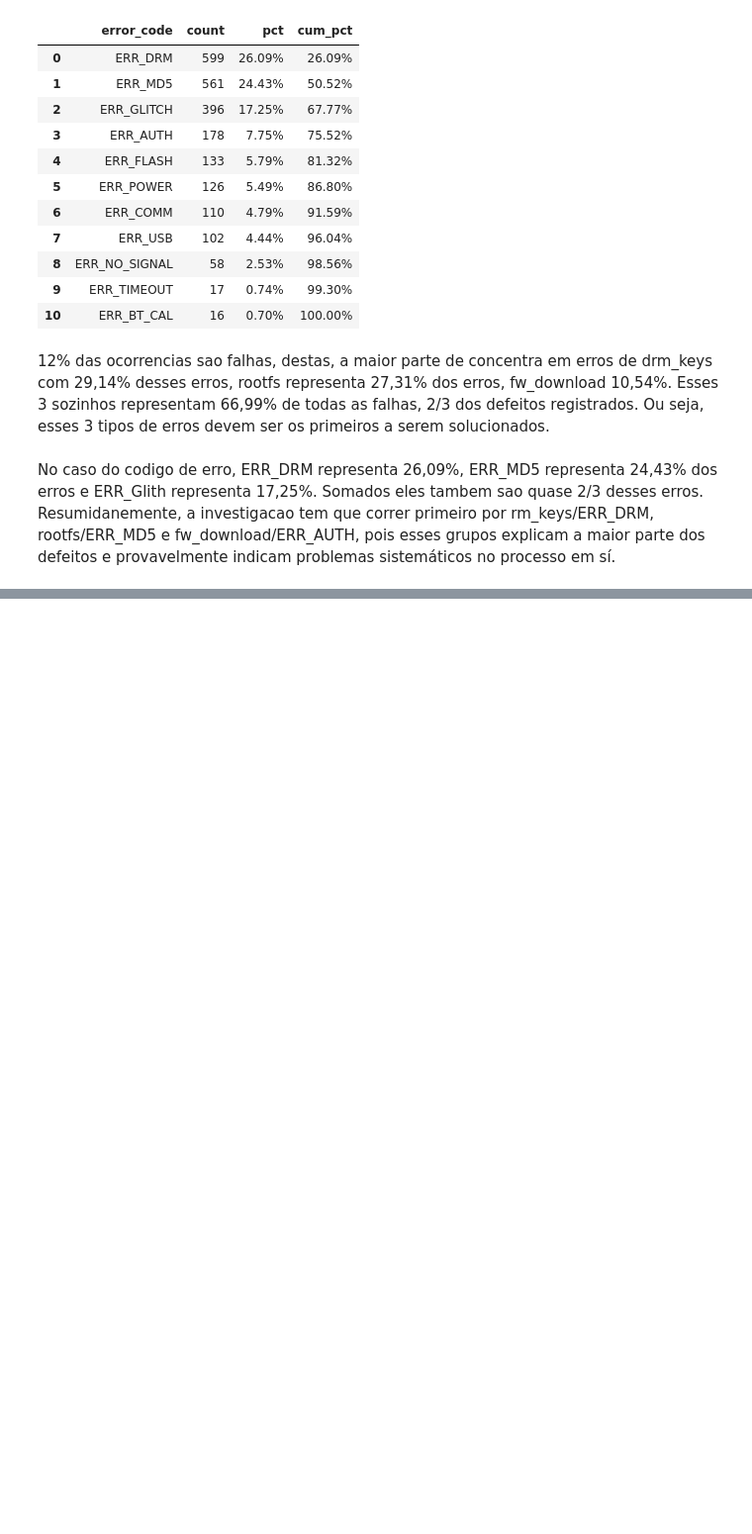
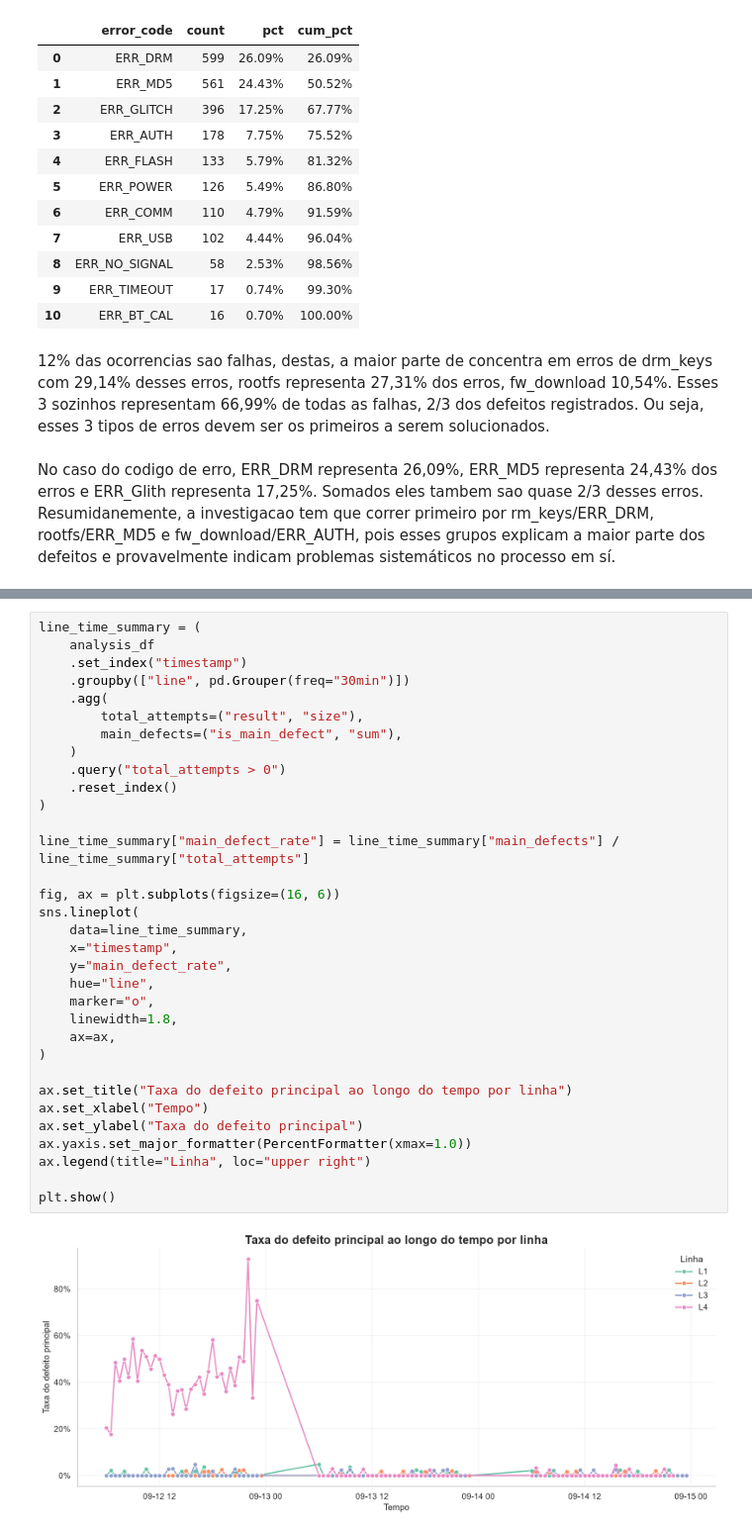
Before and after one commit to Messyas/Dashboard_de_Anomalias-AsyncTask, a Jupyter notebook: Notebooks/1-EDA.ipynb, the cells around one changed output, grey strips where cells are left out. Shown at 99% size. Cells and saved outputs as stored; diff of their text form; blank space fills up the shorter version.

```diff
--- a/Notebooks/1-EDA.ipynb
+++ b/Notebooks/1-EDA.ipynb
@@ -273,0 +607,35 @@ No caso do codigo de erro, ERR_DRM representa 26,09%, ERR_MD5 representa 24,43%
+# %%
+line_time_summary = (
+    analysis_df
+    .set_index("timestamp")
+    .groupby(["line", pd.Grouper(freq="30min")])
+    .agg(
+        total_attempts=("result", "size"),
+        main_defects=("is_main_defect", "sum"),
+    )
+    .query("total_attempts > 0")
+    .reset_index()
+)
+
+line_time_summary["main_defect_rate"] = line_time_summary["main_defects"] / line_time_summary["total_attempts"]
+
+fig, ax = plt.subplots(figsize=(16, 6))
+sns.lineplot(
+    data=line_time_summary,
+    x="timestamp",
+    y="main_defect_rate",
+    hue="line",
+    marker="o",
+    linewidth=1.8,
+    ax=ax,
+)
+
+ax.set_title("Taxa do defeito principal ao longo do tempo por linha")
+ax.set_xlabel("Tempo")
+ax.set_ylabel("Taxa do defeito principal")
+ax.yaxis.set_major_formatter(PercentFormatter(xmax=1.0))
+ax.legend(title="Linha", loc="upper right")
+
+plt.show()
+# %% [output]
+[figure, added]
```
Also changed, not shown: parts of 14 cells of this notebook.
